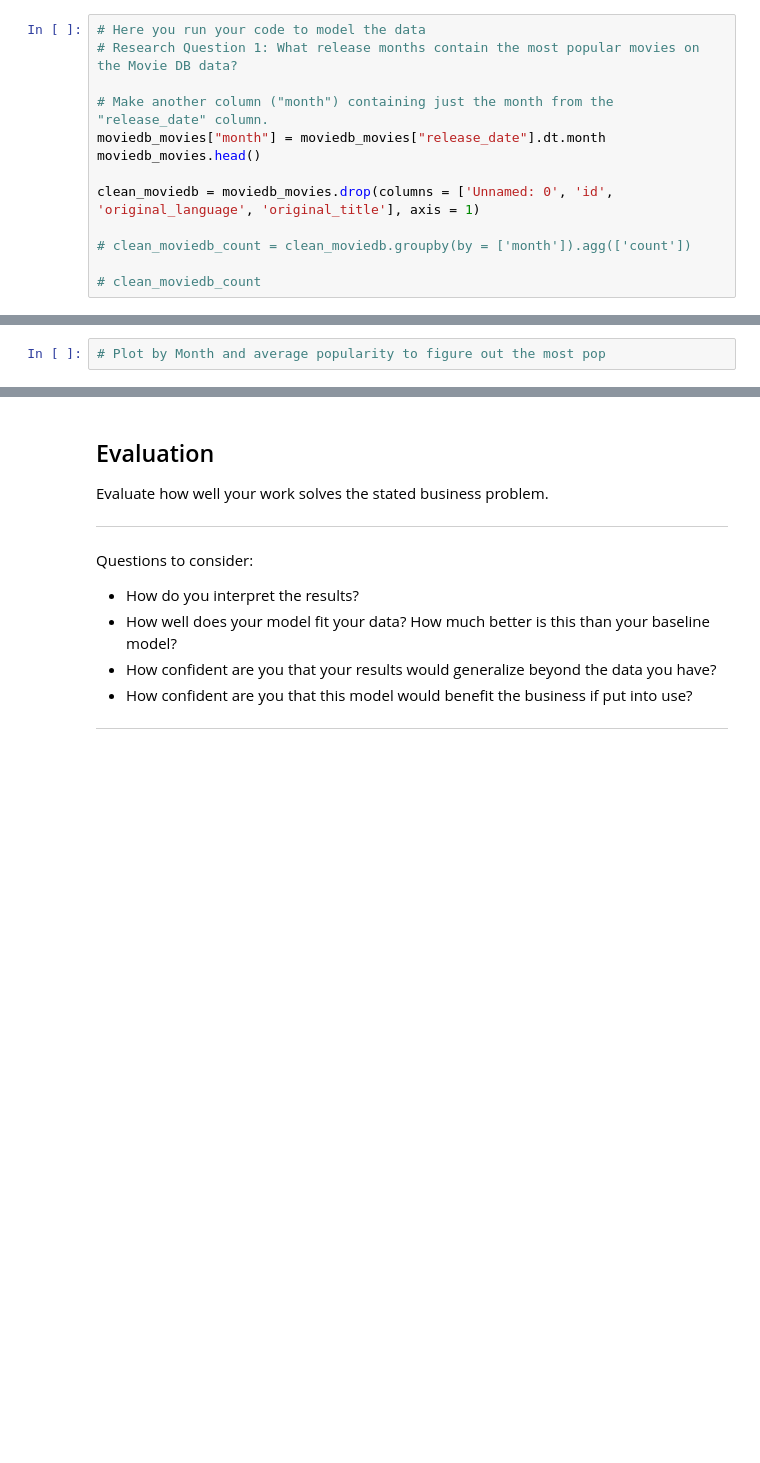
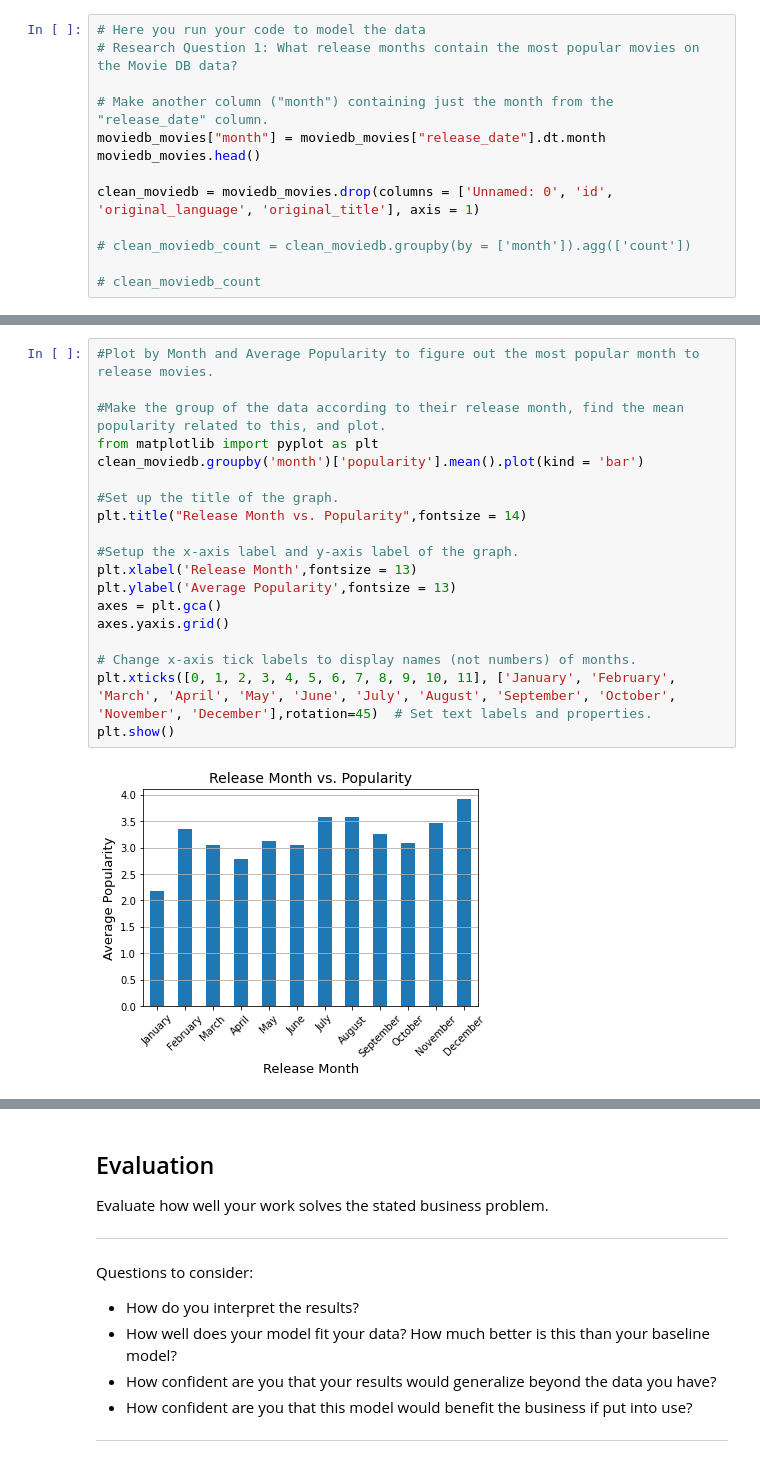
Before and after one commit to alexiskedo/Analyzing-Film-Production-Data, a Jupyter notebook: dsc-phase1-project-template.ipynb, the cells around one changed output, grey strips where cells are left out. Cells and saved outputs as stored; diff of their text form; blank space fills up the shorter version.

Commit message:
add first visualization

```diff
--- a/dsc-phase1-project-template.ipynb
+++ b/dsc-phase1-project-template.ipynb
@@ -422,5 +422,24 @@ See the caveats in the documentation: https://pandas.pydata.org/pandas-docs/stab
 | 2 | [12, 28, 878] | 28.515 | 2010-05-07 | iron_man_2 | 6.8 | 12368 | May |
 | 3 | [16, 35, 10751] | 28.005 | 1995-11-22 | toy_story | 7.9 | 10174 | January |
 | 4 | [28, 878, 12] | 27.920 | 2010-07-16 | inception | 8.3 | 22186 | July |
-# %%
-# Plot by Month and average popularity to figure out the most pop
+# %%
+#Plot by Month and Average Popularity to figure out the most popular month to release movies.
+
+#Make the group of the data according to their release month, find the mean popularity related to this, and plot.
+from matplotlib import pyplot as plt
+clean_moviedb.groupby('month')['popularity'].mean().plot(kind = 'bar')
+
+#Set up the title of the graph.
+plt.title("Release Month vs. Popularity",fontsize = 14)
+
+#Setup the x-axis label and y-axis label of the graph.
+plt.xlabel('Release Month',fontsize = 13)
+plt.ylabel('Average Popularity',fontsize = 13)
+axes = plt.gca()
+axes.yaxis.grid()
+
+# Change x-axis tick labels to display names (not numbers) of months.
+plt.xticks([0, 1, 2, 3, 4, 5, 6, 7, 8, 9, 10, 11], ['January', 'February', 'March', 'April', 'May', 'June', 'July', 'August', 'September', 'October', 'November', 'December'],rotation=45)  # Set text labels and properties.
+plt.show()
+# %% [output]
+[figure, added]
```
Also changed, not shown: parts of 1 cell of this notebook.
